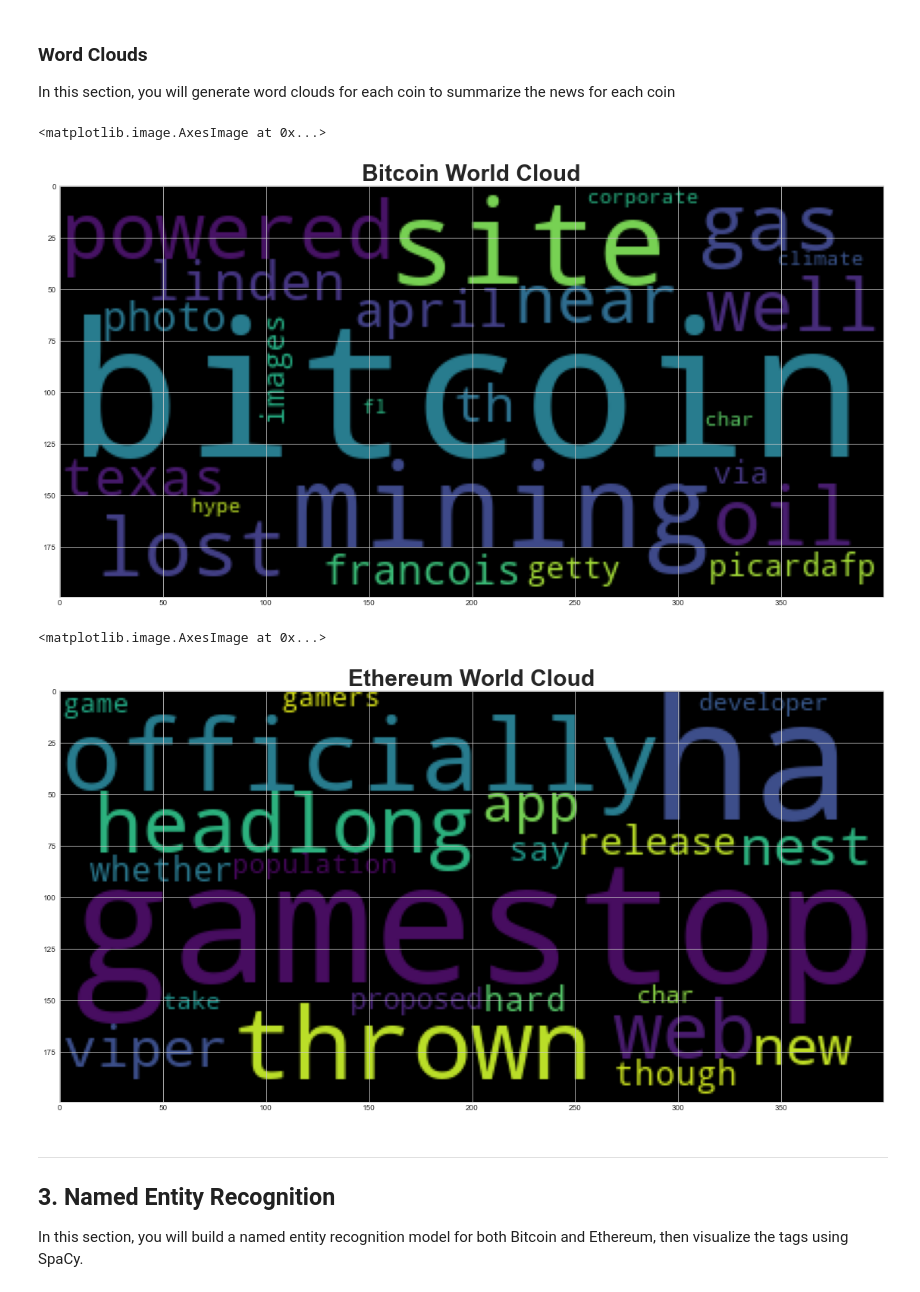
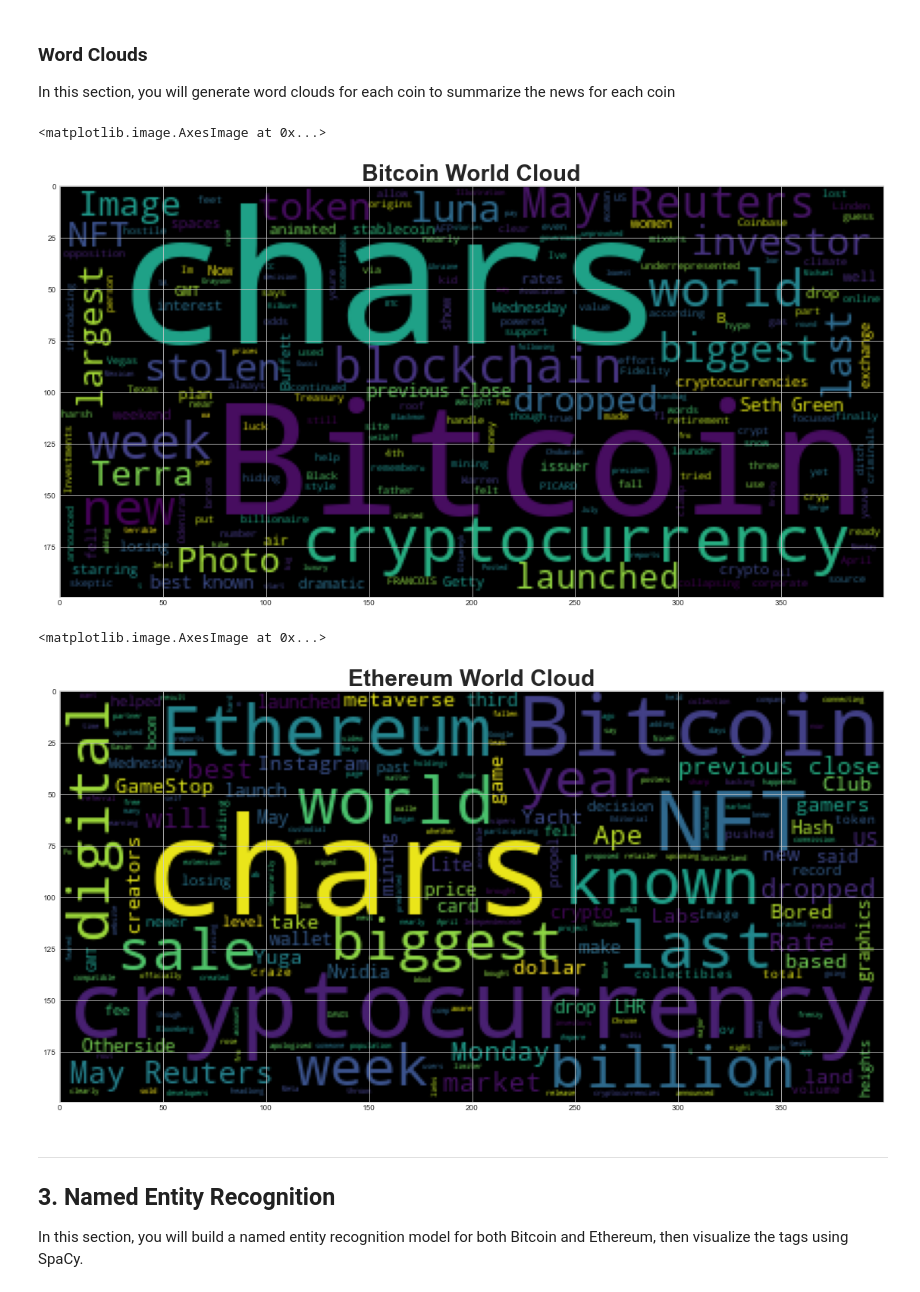
Before and after one commit to spearl7076/Unit12-Tales-from-the-Crypto, a Jupyter notebook: Instructions/Starter_Code/crypto_sentiment.ipynb, the cells around one changed output. Cells and saved outputs as stored; diff of their text form; code cells hidden in the pictures.

```diff
--- a/Instructions/Starter_Code/crypto_sentiment.ipynb
+++ b/Instructions/Starter_Code/crypto_sentiment.ipynb
@@ -237,7 +237,7 @@ def tokenizer(text):
 
     # Remove the punctuation from text
     regex = re.compile("[^a-zA-Z ]")
-    re_clean = regex.sub('', text)
+    re_clean = regex.sub('', str(text))
 
     # Create a tokenized list of the words
     words = word_tokenize(re_clean)
@@ -248,6 +248,6 @@ def tokenizer(text):
     # Convert the words to lowercase
     # Remove the stop words
     tokens = [word.lower() for word in lem if word.lower() not in sw]
-    tokens = ' '.join(tokens)
+    #tokens = ' '.join(tokens)
 
     return tokens
@@ -267,9 +265,5 @@ ValueError: too many values to unpack (expected 2)
 # %%
 # Create a new tokens column for Ethereum
-for index, row in bitcoin_df.iterrows():
-    try:
-       ethereum_df['tokens'] = tokenizer(ethereum_df['text'])
-    except AttributeError:
-        pass
+ethereum_df['tokens'] = ethereum_df.text.apply(tokenizer)
 ethereum_df.head()
 # %% [output]
@@ -347,20 +350,20 @@ import matplotlib as mpl
 mpl.rcParams['figure.figsize'] = [20.0, 10.0]
 # %%
 # Generate the Bitcoin word cloud
-bitcoin_wc = WordCloud().generate(tokenizer(bitcoin_df['text'][1]))
+bitcoin_wc = WordCloud().generate(bitcoin_df.text.str.cat())
 plt.title('Bitcoin World Cloud', fontweight="bold", fontsize=30)
 plt.imshow(bitcoin_wc)
 # %% [output]
 <matplotlib.image.AxesImage at 0x...>
-[figure, old version]
+[figure, new version]
 # %%
 # Generate the Ethereum word cloud
-ethereum_wc = WordCloud().generate(tokenizer(ethereum_df['text'][1]))
+ethereum_wc = WordCloud().generate(ethereum_df.text.str.cat())
 plt.title('Ethereum World Cloud', fontweight="bold", fontsize=30)
 plt.imshow(ethereum_wc)
 # %% [output]
 <matplotlib.image.AxesImage at 0x...>
-[figure, old version]
+[figure, new version]
 # %% [markdown]
 ---
 ## 3. Named Entity Recognition
```
Also changed, not shown: parts of 14 cells of this notebook.
